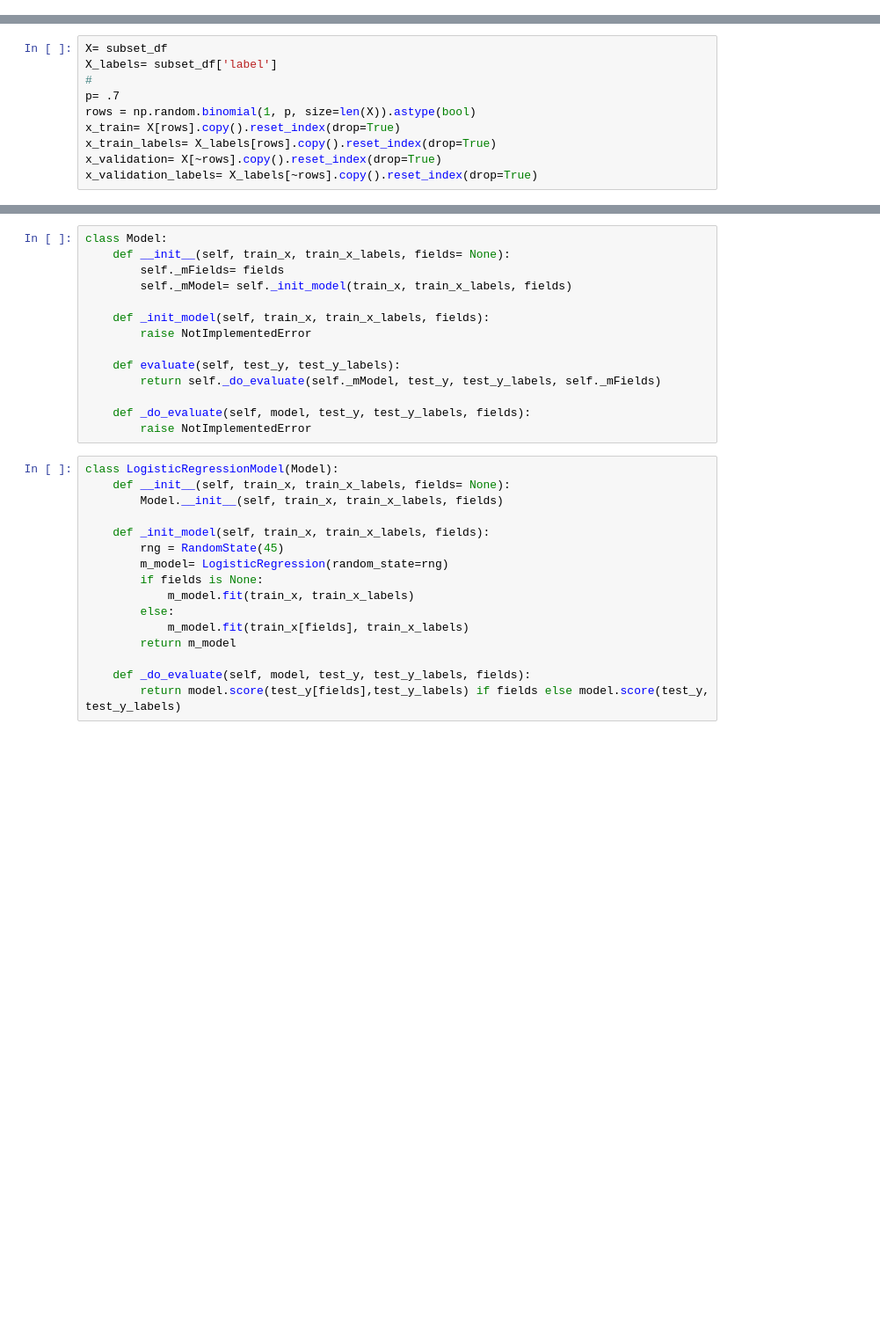
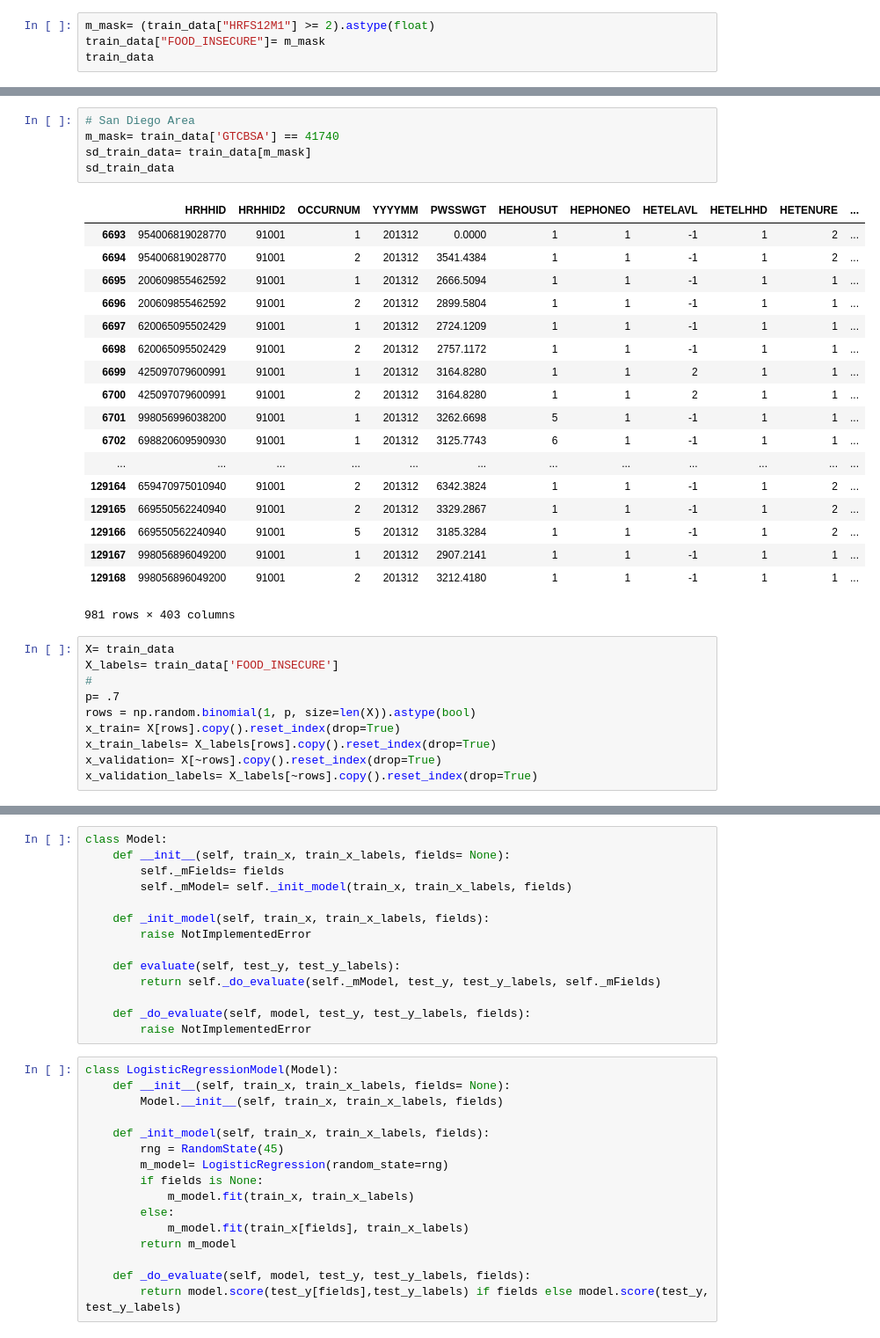
Before and after one commit to kkdyer/data_science_fun_conference_2015_pandas_in_a_hurry, a Jupyter notebook: DSCompetition/DataScience_CompetitionFoodAnalysis.ipynb, the cells around one changed output, grey strips where cells are left out. Shown at 88% size. Cells and saved outputs as stored; diff of their text form; blank space fills up the shorter version.

```diff
--- a/DSCompetition/DataScience_CompetitionFoodAnalysis.ipynb
+++ b/DSCompetition/DataScience_CompetitionFoodAnalysis.ipynb
@@ -80,0 +11,4 @@ subset_df.describe()
+# %%
+m_mask= (train_data["HRFS12M1"] >= 2).astype(float)
+train_data["FOOD_INSECURE"]= m_mask
+train_data
@@ -81,6 +34,30 @@ subset_df.describe()
+# %%
+# San Diego Area
+m_mask= train_data['GTCBSA'] == 41740
+sd_train_data= train_data[m_mask]
+sd_train_data
+# %% [output]
+|  | HRHHID | HRHHID2 | OCCURNUM | YYYYMM | PWSSWGT | HEHOUSUT | HEPHONEO | HETELAVL | HETELHHD | HETENURE | ... |
+| 6693 | 954006819028770 | 91001 | 1 | 201312 | 0.0000 | 1 | 1 | -1 | 1 | 2 | ... |
+| 6694 | 954006819028770 | 91001 | 2 | 201312 | 3541.4384 | 1 | 1 | -1 | 1 | 2 | ... |
+| 6695 | 200609855462592 | 91001 | 1 | 201312 | 2666.5094 | 1 | 1 | -1 | 1 | 1 | ... |
+| 6696 | 200609855462592 | 91001 | 2 | 201312 | 2899.5804 | 1 | 1 | -1 | 1 | 1 | ... |
+| 6697 | 620065095502429 | 91001 | 1 | 201312 | 2724.1209 | 1 | 1 | -1 | 1 | 1 | ... |
+| 6698 | 620065095502429 | 91001 | 2 | 201312 | 2757.1172 | 1 | 1 | -1 | 1 | 1 | ... |
+| 6699 | 425097079600991 | 91001 | 1 | 201312 | 3164.8280 | 1 | 1 | 2 | 1 | 1 | ... |
+| 6700 | 425097079600991 | 91001 | 2 | 201312 | 3164.8280 | 1 | 1 | 2 | 1 | 1 | ... |
+| 6701 | 998056996038200 | 91001 | 1 | 201312 | 3262.6698 | 5 | 1 | -1 | 1 | 1 | ... |
+| 6702 | 698820609590930 | 91001 | 1 | 201312 | 3125.7743 | 6 | 1 | -1 | 1 | 1 | ... |
+| ... | ... | ... | ... | ... | ... | ... | ... | ... | ... | ... | ... |
+| 129164 | 659470975010940 | 91001 | 2 | 201312 | 6342.3824 | 1 | 1 | -1 | 1 | 2 | ... |
+| 129165 | 669550562240940 | 91001 | 2 | 201312 | 3329.2867 | 1 | 1 | -1 | 1 | 2 | ... |
+| 129166 | 669550562240940 | 91001 | 5 | 201312 | 3185.3284 | 1 | 1 | -1 | 1 | 2 | ... |
+| 129167 | 998056896049200 | 91001 | 1 | 201312 | 2907.2141 | 1 | 1 | -1 | 1 | 1 | ... |
+| 129168 | 998056896049200 | 91001 | 2 | 201312 | 3212.4180 | 1 | 1 | -1 | 1 | 1 | ... |
+981 rows × 403 columns
 # %%
-X= subset_df
-X_labels= subset_df['label']
+X= train_data
+X_labels= train_data['FOOD_INSECURE']
 #
 p= .7
 rows = np.random.binomial(1, p, size=len(X)).astype(bool)
```
Also changed, not shown: parts of 11 cells of this notebook.
